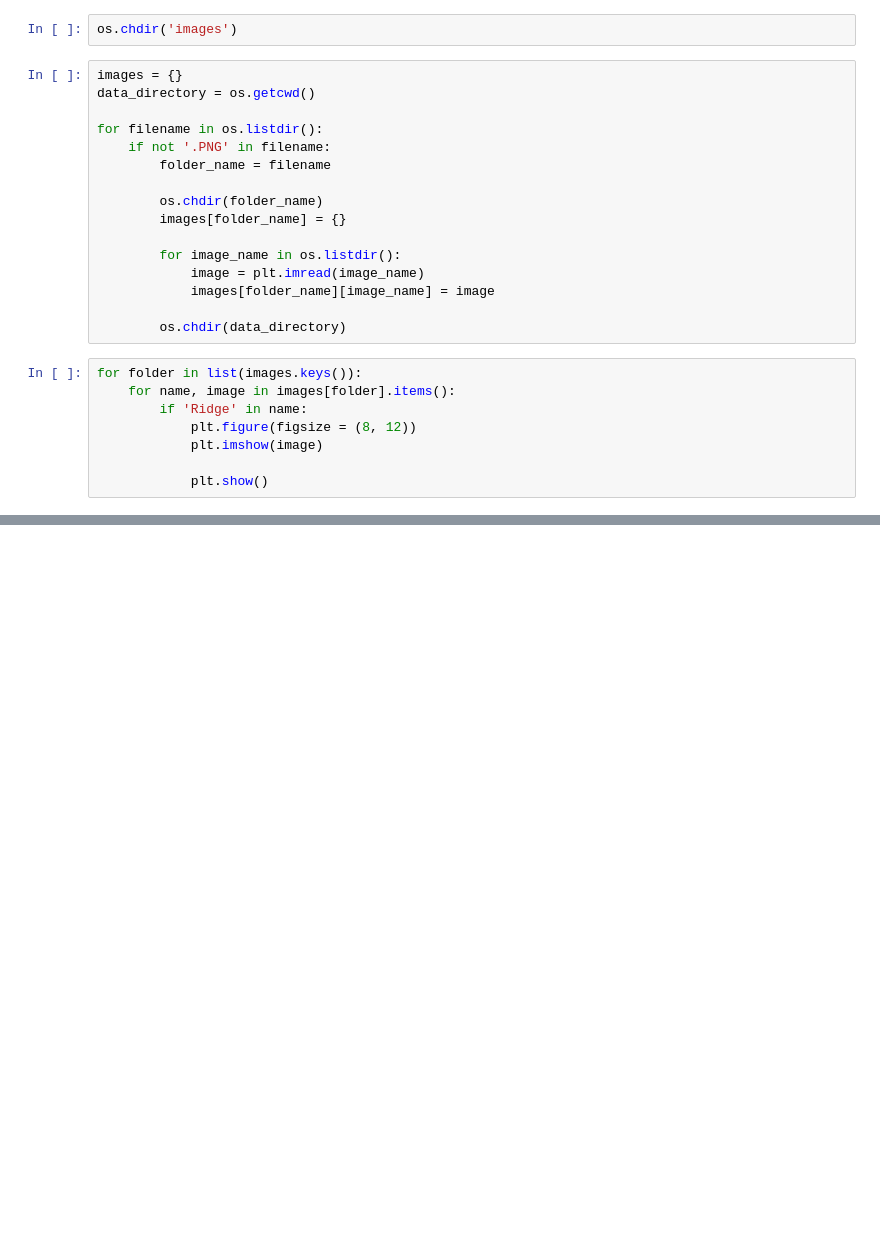
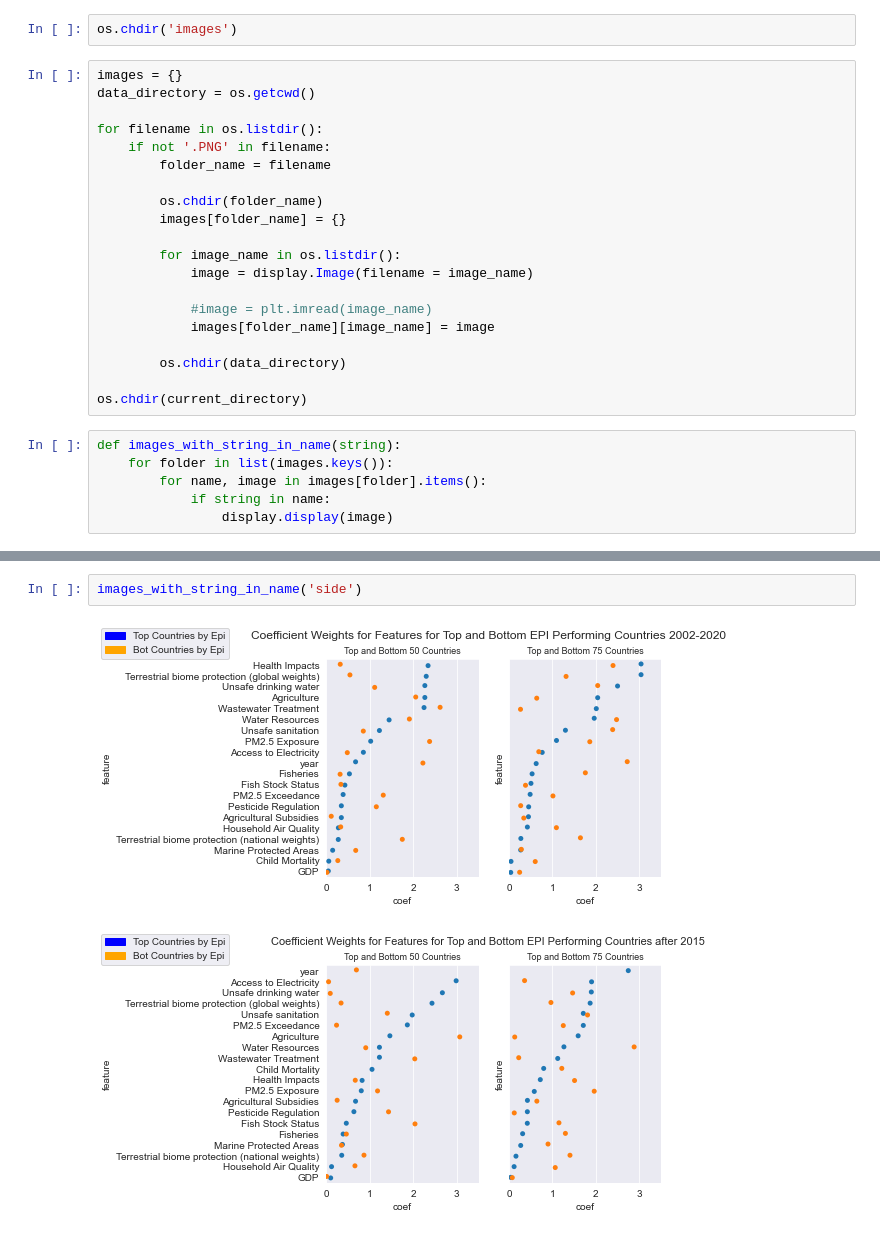
Before and after one commit to Avanyali/EPIDemographicModel, a Jupyter notebook: Step5_Analysis.ipynb, the cells around one changed output, grey strips where cells are left out. Drawn from its saved outputs; the diff is of its cells as text; blank space fills up the shorter version.

Commit message:
display changes

```diff
--- a/Step5_Analysis.ipynb
+++ b/Step5_Analysis.ipynb
@@ -17,15 +18,17 @@ for filename in os.listdir():
         images[folder_name] = {}
 
         for image_name in os.listdir():
-            image = plt.imread(image_name)
+            image = display.Image(filename = image_name)
+
+            #image = plt.imread(image_name)
             images[folder_name][image_name] = image
 
         os.chdir(data_directory)
+
+os.chdir(current_directory)
 # %%
-for folder in list(images.keys()):
-    for name, image in images[folder].items():
-        if 'Ridge' in name:
-            plt.figure(figsize = (8, 12))
-            plt.imshow(image)
-
-            plt.show()
+def images_with_string_in_name(string):
+    for folder in list(images.keys()):
+        for name, image in images[folder].items():
+            if string in name:
+                display.display(image)
@@ -45,0 +35,5 @@ for folder in list(images.keys()):
+# %%
+images_with_string_in_name('side')
+# %% [output]
+[figure, added]
+[figure, added]
```
Also changed, not shown: parts of 3 cells of this notebook.
